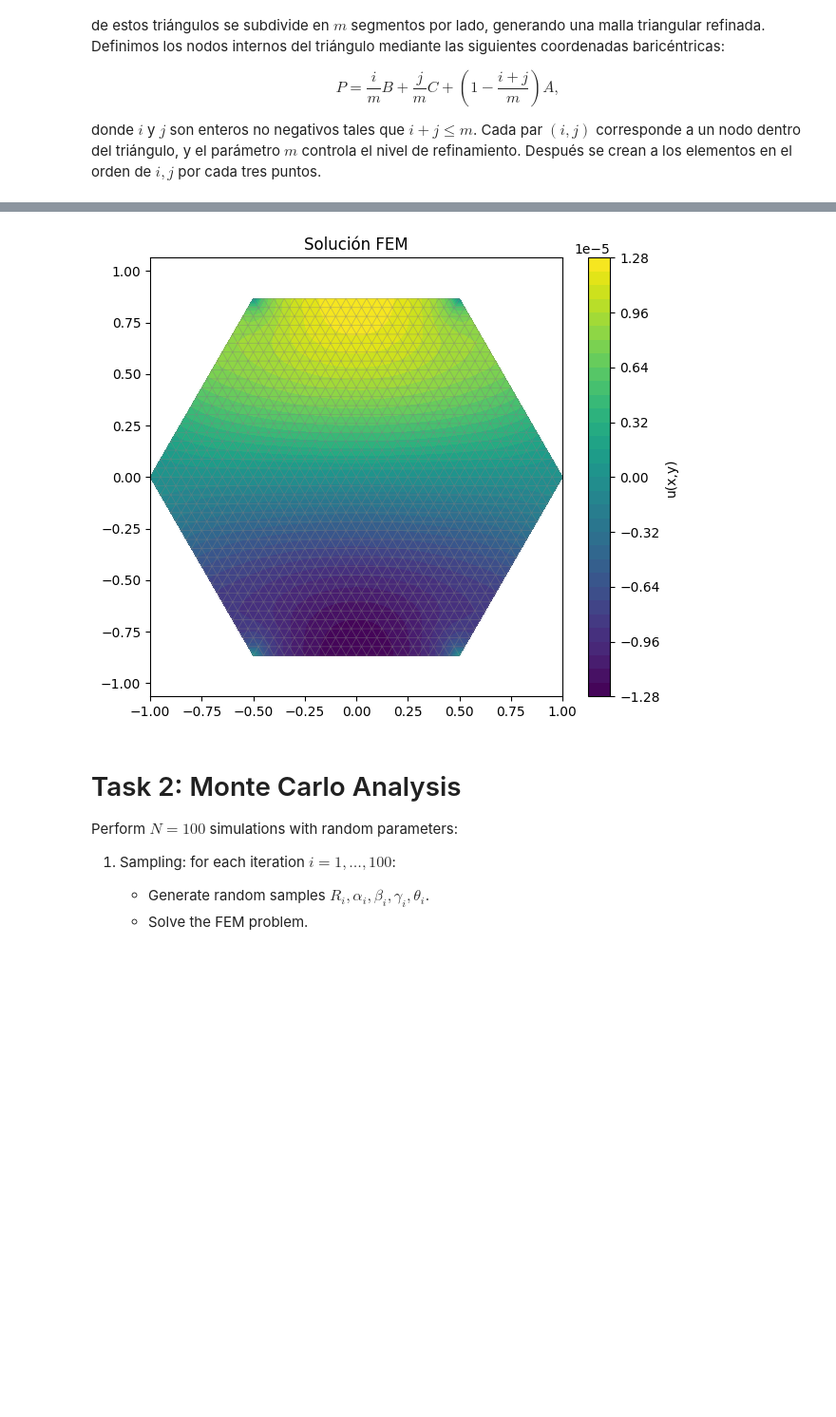
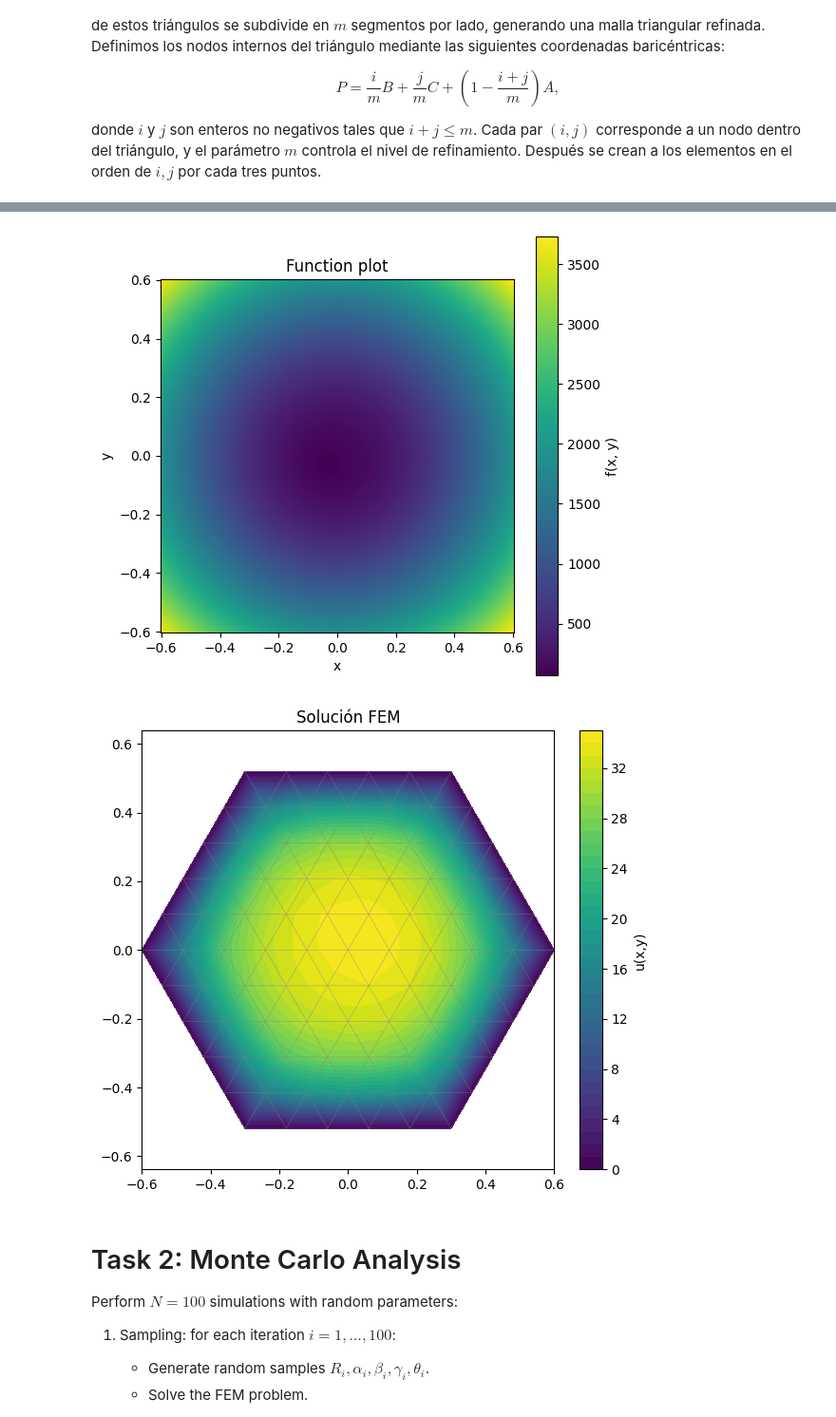
Before and after one commit to Andrecs05/Numerical_methods_for_PDEs_2025-2_Andres_Amelia_Melany, a Jupyter notebook: Miniproyecto3/FEM_2D_hexmirror.ipynb, the cells around one changed output, grey strips where cells are left out. Shown at 95% size. Saved outputs shown, nothing was run; the diff lists cells and outputs as text; code cells hidden in the pictures; blank space fills up the shorter version.

```diff
--- a/Miniproyecto3/FEM_2D_hexmirror.ipynb
+++ b/Miniproyecto3/FEM_2D_hexmirror.ipynb
@@ -391,38 +399,65 @@ class PoissonFEM:
     def aplicar_condiciones_frontera(self, boundary_nodes, g):
         for node in boundary_nodes:
             x, y = self.domain.nodes[node]
             self.K[node, :] = 0
             self.K[:, node] = 0
             self.K[node, node] = 1.0
             self.F[node] = g(x, y)
 
     def solucionar(self):
         self.u = np.linalg.solve(self.K, self.F)
         return self.u
 
 
     def plot_displacements(self):
         if self.u is None:
             raise ValueError("Resuelve primero con 'solucionar()'.")
         x = self.domain.nodes[:,0]; y = self.domain.nodes[:,1]
         triang = mtri.Triangulation(x, y, self.domain.elements.squeeze())
         plt.figure(figsize=(7,6))
         tpc = plt.tricontourf(triang, self.u, levels=40, cmap='viridis')
         plt.colorbar(tpc, label='u(x,y)')
         plt.triplot(triang, color='gray', lw=0.5, alpha=0.5)
         plt.title('Solución FEM')
         plt.axis('equal')
         plt.show()
 
-# Uso:
-f_fun = lambda x,y: np.sin(y/10000)
-poisson = PoissonFEM(domain, f_fun)
-poisson.ensamblar_sistema(f=f_fun)
+def carga(x, y, alpha=100, beta=50, gamma=0.3, theta=np.pi/4):
+    x = np.asarray(x)
+    y = np.asarray(y)
+
+    r = np.sqrt(x**2 + y**2)
+    phi = np.arctan2(y, x)
+
+    f = alpha * (1 + beta * r**2 + gamma * np.cos(phi - theta))
+    return f
+
+def plot_function_2d(f, xlim=(-0.6, 0.6), ylim=(-0.6, 0.6), nx=200, ny=200, cmap='viridis', title='Function plot'):
+    x = np.linspace(*xlim, nx)
+    y = np.linspace(*ylim, ny)
+    X, Y = np.meshgrid(x, y)
+    Z = f(X, Y)
+
+    plt.figure(figsize=(6, 6))
+    plt.pcolormesh(X, Y, Z, shading='auto', cmap=cmap)
+    plt.colorbar(label='f(x, y)')
+    plt.xlabel('x')
+    plt.ylabel('y')
+    plt.title(title)
+    plt.gca().set_aspect('equal', adjustable='box')
+    plt.show()
+
+
+plot_function_2d(carga)
+
+poisson = PoissonFEM(domain, carga)
+poisson.ensamblar_sistema(f=carga)
 poisson.aplicar_condiciones_frontera(domain.boundary_nodes, g=lambda x,y: 0.0)
 u = poisson.solucionar()
 poisson.plot_displacements()
 # %% [output]
-[figure, old version]
+[figure, new version]
+[figure, added]
 # %% [markdown]
 # Task 2: Monte Carlo Analysis
 
```
Also changed, not shown: parts of 2 cells of this notebook.
